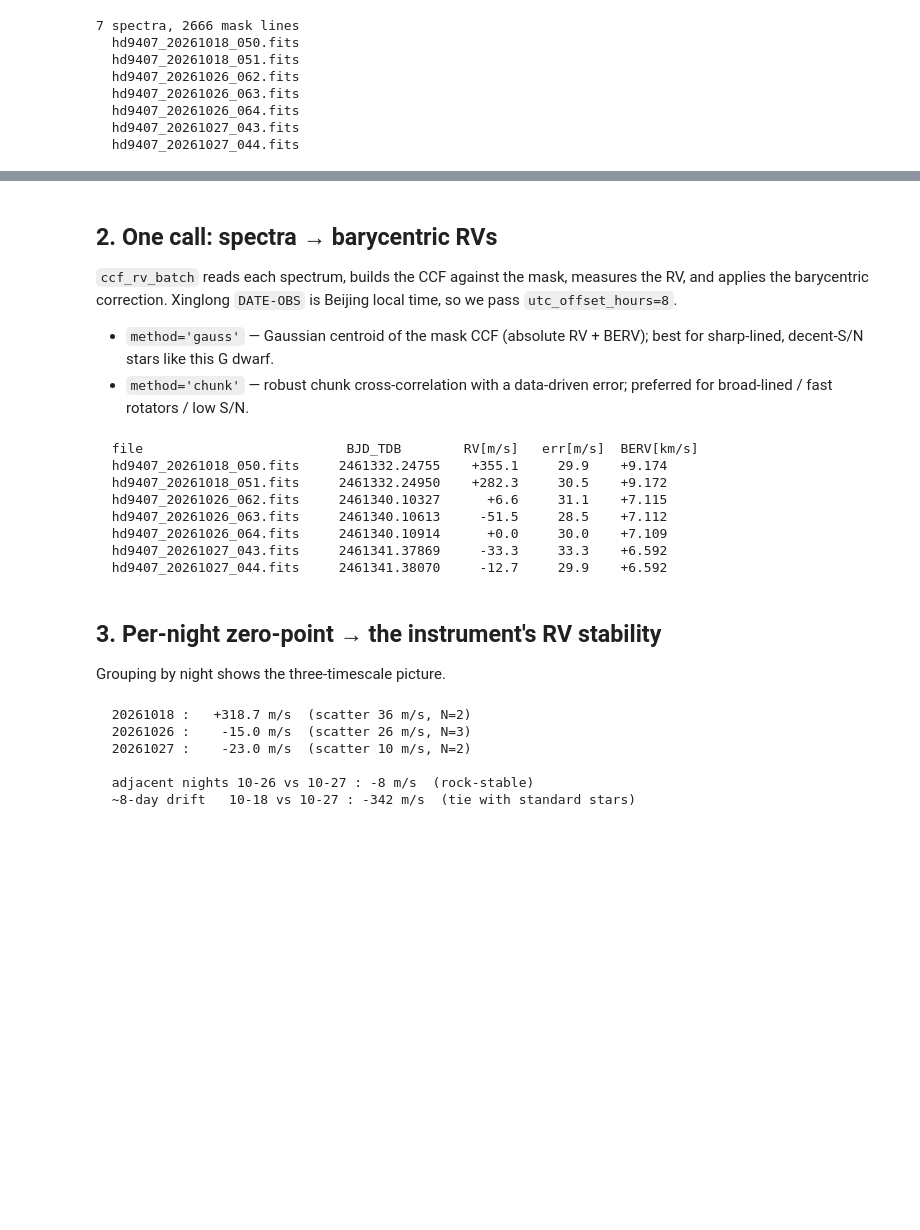
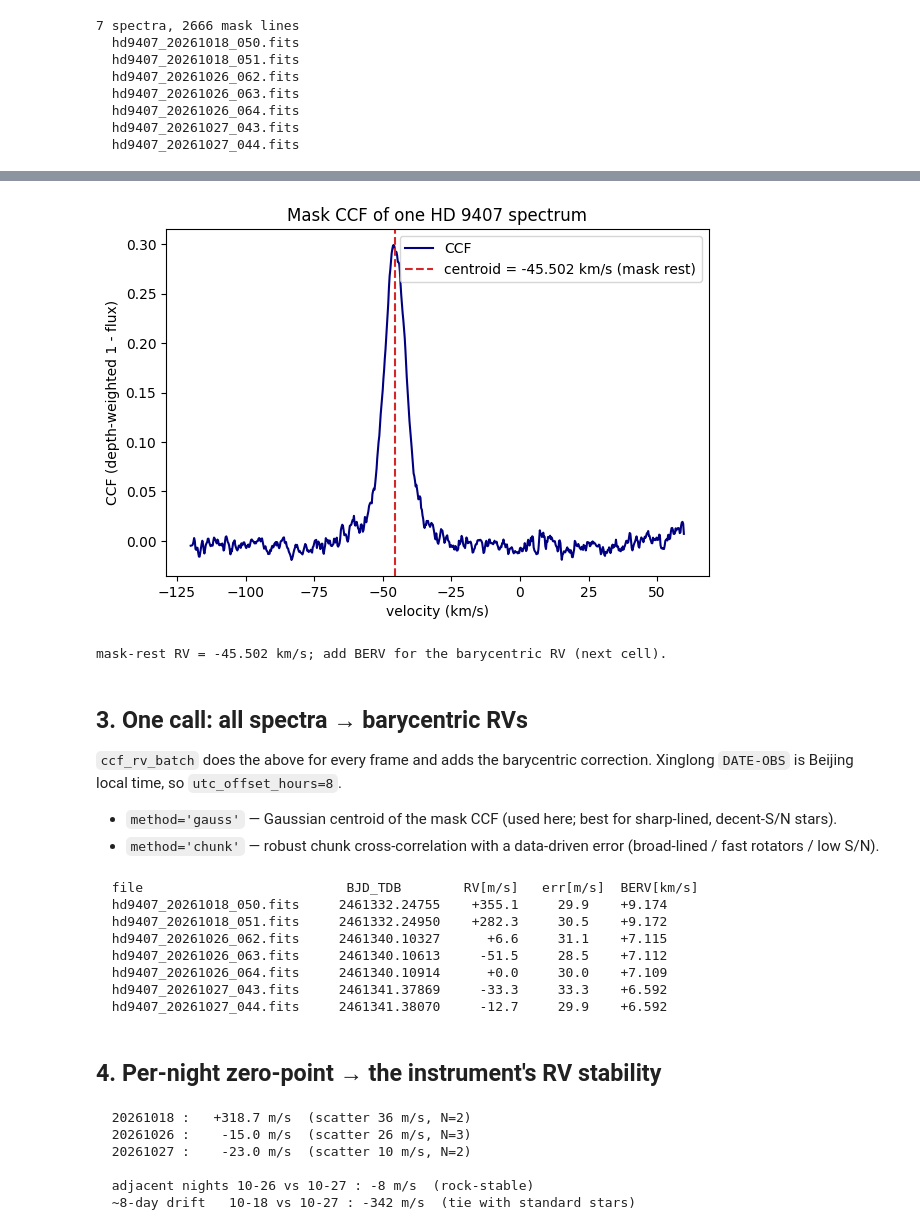
Before and after one commit to wangxianyu7/gamse, a Jupyter notebook: tutorial/end2end_ccf_rv.ipynb, the cells around one changed output, grey strips where cells are left out. Drawn from its saved outputs; the diff is of its cells as text; code cells hidden in the pictures; blank space fills up the shorter version.

```diff
--- a/tutorial/end2end_ccf_rv.ipynb
+++ b/tutorial/end2end_ccf_rv.ipynb
@@ -54,14 +81,33 @@ for f in files:
+# %%
+vgrid = np.arange(-120.0, 60.0, 0.25)
+ccf = compute_ccf(sp['wave'], sp['flux'], mwl, mwt, vgrid)
+rv_rest, rv_err = rv_gauss(vgrid, ccf)   # mask-rest centroid (km/s)
+
+# Gaussian model for display
+v0 = vgrid[np.argmax(ccf)]
+fig, ax = plt.subplots(figsize=(7, 4.5))
+ax.plot(vgrid, ccf, color='navy', lw=1.5, label='CCF')
+ax.axvline(rv_rest, color='tab:red', ls='--',
+           label='centroid = %.3f km/s (mask rest)' % rv_rest)
+ax.set_xlabel('velocity (km/s)')
+ax.set_ylabel('CCF (depth-weighted 1 - flux)')
+ax.set_title('Mask CCF of one HD 9407 spectrum')
+ax.legend()
+plt.show()
+print('mask-rest RV = %.3f km/s; add BERV for the barycentric RV (next cell).' % rv_rest)
+# %% [output]
+[figure, added]
+mask-rest RV = -45.502 km/s; add BERV for the barycentric RV (next cell).
 # %% [markdown]
-## 2. One call: spectra → barycentric RVs
+## 3. One call: all spectra → barycentric RVs
 
-`ccf_rv_batch` reads each spectrum, builds the CCF against the mask, measures the
-RV, and applies the barycentric correction. Xinglong `DATE-OBS` is Beijing local
-time, so we pass `utc_offset_hours=8`.
+`ccf_rv_batch` does the above for every frame and adds the barycentric
+correction. Xinglong `DATE-OBS` is Beijing local time, so `utc_offset_hours=8`.
 
-- `method='gauss'` — Gaussian centroid of the mask CCF (absolute RV + BERV); best
-  for sharp-lined, decent-S/N stars like this G dwarf.
-- `method='chunk'` — robust chunk cross-correlation with a data-driven error;
-  preferred for broad-lined / fast rotators / low S/N.
+- `method='gauss'` — Gaussian centroid of the mask CCF (used here; best for
+  sharp-lined, decent-S/N stars).
+- `method='chunk'` — robust chunk cross-correlation with a data-driven error
+  (broad-lined / fast rotators / low S/N).
 # %%
 tab = ccf_rv_batch(files, mask, coord=coord, method='gauss', utc_offset_hours=8.0)
 
@@ -82,9 +128,7 @@ for r in tab:
   hd9407_20261027_043.fits     2461341.37869     -33.3     33.3    +6.592
   hd9407_20261027_044.fits     2461341.38070     -12.7     29.9    +6.592
 # %% [markdown]
-## 3. Per-night zero-point → the instrument's RV stability
-
-Grouping by night shows the three-timescale picture.
+## 4. Per-night zero-point → the instrument's RV stability
 # %%
 nightkey = np.array([r['file'].split('_')[1] for r in tab])
 means = {}
```
Also changed, not shown: parts of 3 cells of this notebook.
